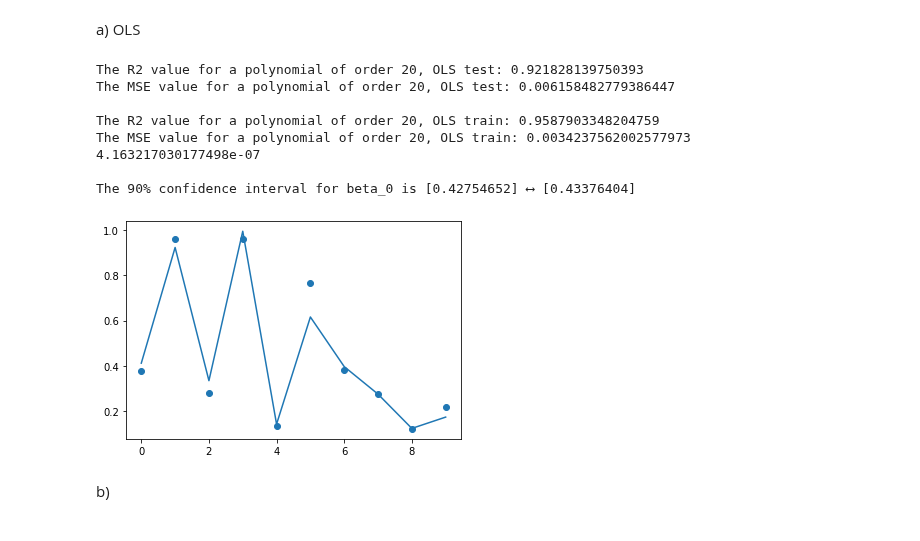
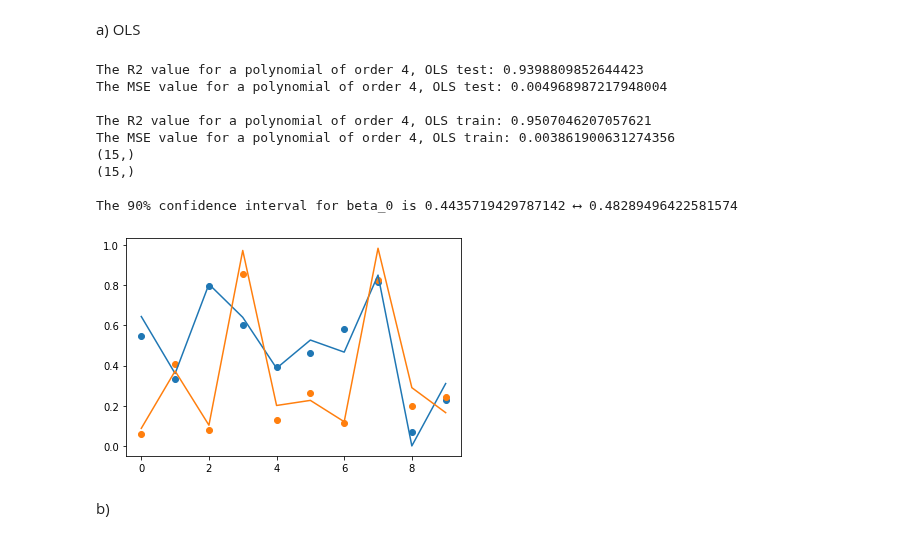
Before and after one commit to espentn/FYS-STK3155, a Jupyter notebook: FYS-STK3155.ipynb, the cells around one changed output. Cells and saved outputs as stored; diff of their text form; code cells hidden in the pictures.

```diff
--- a/FYS-STK3155.ipynb
+++ b/FYS-STK3155.ipynb
@@ -71,23 +71,24 @@ def R2(y_data, y_model):
     return 1 - np.sum((y_data-y_model)**2)/np.sum((y_data-(np.sum(y_data)/n))**2)
 
 #Scale the data and split them for training and testing
-def splitAndScale(X,y):
-    X_train, X_test, y_train, y_test = train_test_split(X,y,test_size=0.3)
+def Scale(X):
+#     X_train, X_test, y_train, y_test = train_test_split(X,y,test_size=0.3)
     if X.shape[1] > 1:
         scaler = StandardScaler()
         scaler.fit(X_train[:,1:])
         X_train[:,1:] = scaler.transform(X_train[:,1:])
         X_test[:,1:] = scaler.transform(X_test[:,1:])
-    return X_train, X_test, y_train[:, np.newaxis], y_test[:, np.newaxis]
+    return X_train, X_test#, y_train[:, np.newaxis], y_test[:, np.newaxis]
 
 # Calculate the confidence interval of parameters Beta's
 def CIBeta(X, Beta):
     varBeta = np.diagonal(np.linalg.pinv(X.T @ X)*sig2)
 #     print(((X.T @ X)))
-#     print((X))
+    print(varBeta.shape)
+    print(Beta.shape)
     stdBeta = np.sqrt(varBeta)
-    CIlow = Beta - 1.645*stdBeta[:, np.newaxis]
-    CIhigh = Beta + 1.645*stdBeta[:, np.newaxis]
+    CIlow = Beta - 1.645*stdBeta
+    CIhigh = Beta + 1.645*stdBeta
     return CIlow, CIhigh
 
 # I cannot get this function to work with X_train
@@ -180,49 +181,51 @@ a) OLS
 # %%
 # np.random.seed(2020)
 
-sig2 = 0.001 # noise variance
+sig2 = 0.01 # noise variance
 degree = 4 # polynomial degree
-n = 20 # number of data points for each feature
+n = 10 # number of data points for each feature
 x1, x2, y = createDataPoints(n, sig2)
 X = createDesignMatrix(x1,x2,degree)
 # print(X.shape)
 # print(X)
 
-X_train, X_test, y_train, y_test = splitAndScale(X,y)
+X_train, X_test, y_train, y_test = train_test_split(X,y,test_size=0.3)
+X_train, X_test = Scale(X)
 
 beta = np.linalg.pinv(X_train.T.dot(X_train)).dot(X_train.T).dot(y_train)
 y_tilde = (X_train @ beta)
 y_pred = (X_test @ beta)
-# print(X_train[:, 1])
 
 # plt.plot(X_train[:, 1], y_tilde, label="y_tilde")
 plt.plot(y_tilde[:10], label="y_tilde")
 plt.scatter(np.arange(10), y_train[:10], label="y_train")
+
+plt.plot(y_pred[:10], label="y_pred")
+plt.scatter(np.arange(10), y_test[:10], label="y_test")
 # plt.plot(y_pred, label="y_pred")
 # plt.scatter(X_train[:, 1], y_tilde)
 
-print(f"The R2 value for a polynomial of order {n}, OLS test: {R2(y_test, y_pred)}")
-print(f"The MSE value for a polynomial of order {n}, OLS test: {MSE(y_test, y_pred)}")
-print(f"\nThe R2 value for a polynomial of order {n}, OLS train: {R2(y_train, y_tilde)}")
-print(f"The MSE value for a polynomial of order {n}, OLS train: {MSE(y_train, y_tilde)}")
+print(f"The R2 value for a polynomial of order {degree}, OLS test: {R2(y_test, y_pred)}")
+print(f"The MSE value for a polynomial of order {degree}, OLS test: {MSE(y_test, y_pred)}")
+print(f"\nThe R2 value for a polynomial of order {degree}, OLS train: {R2(y_train, y_tilde)}")
+print(f"The MSE value for a polynomial of order {degree}, OLS train: {MSE(y_train, y_tilde)}")
 
 # Calculate the confidence interval of the 'p' parameters beta
 CIlow, CIhigh = CIBeta(X_train, beta)
-print(np.linalg.det(X.T.dot(X)))
-# print(beta.shape)
 
 # Print an example of a confidence interval
 print(f"\nThe 90% confidence interval for beta_0 is {CIlow[0]} ⟷ {CIhigh[0]}")
 # %% [output]
-The R2 value for a polynomial of order 20, OLS test: 0.921828139750393
-The MSE value for a polynomial of order 20, OLS test: 0.006158482779386447
+The R2 value for a polynomial of order 4, OLS test: 0.9398809852644423
+The MSE value for a polynomial of order 4, OLS test: 0.004968987217948004
 
-The R2 value for a polynomial of order 20, OLS train: 0.9587903348204759
-The MSE value for a polynomial of order 20, OLS train: 0.0034237562002577973
-4.163217030177498e-07
+The R2 value for a polynomial of order 4, OLS train: 0.9507046207057621
+The MSE value for a polynomial of order 4, OLS train: 0.003861900631274356
+(15,)
+(15,)
 
-The 90% confidence interval for beta_0 is [0.42754652] ⟷ [0.43376404]
+The 90% confidence interval for beta_0 is 0.4435719429787142 ⟷ 0.48289496422581574
-[figure, old version]
+[figure, new version]
 # %% [markdown]
 b)
 # %%
```
Also changed, not shown: parts of 1 cell of this notebook.
